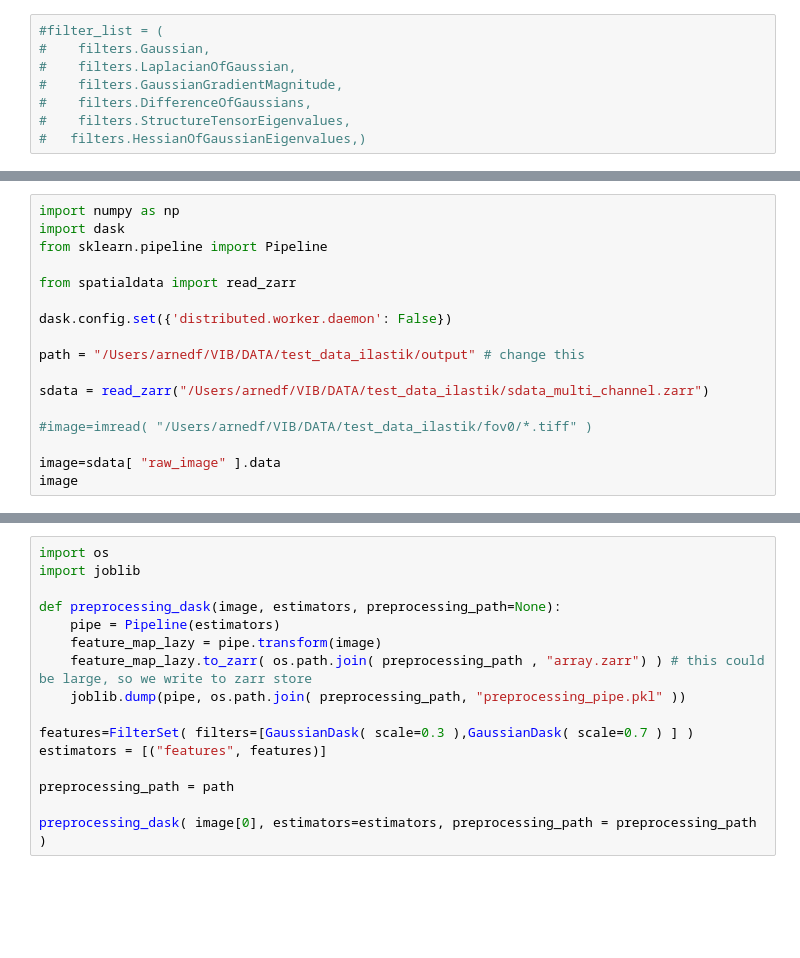
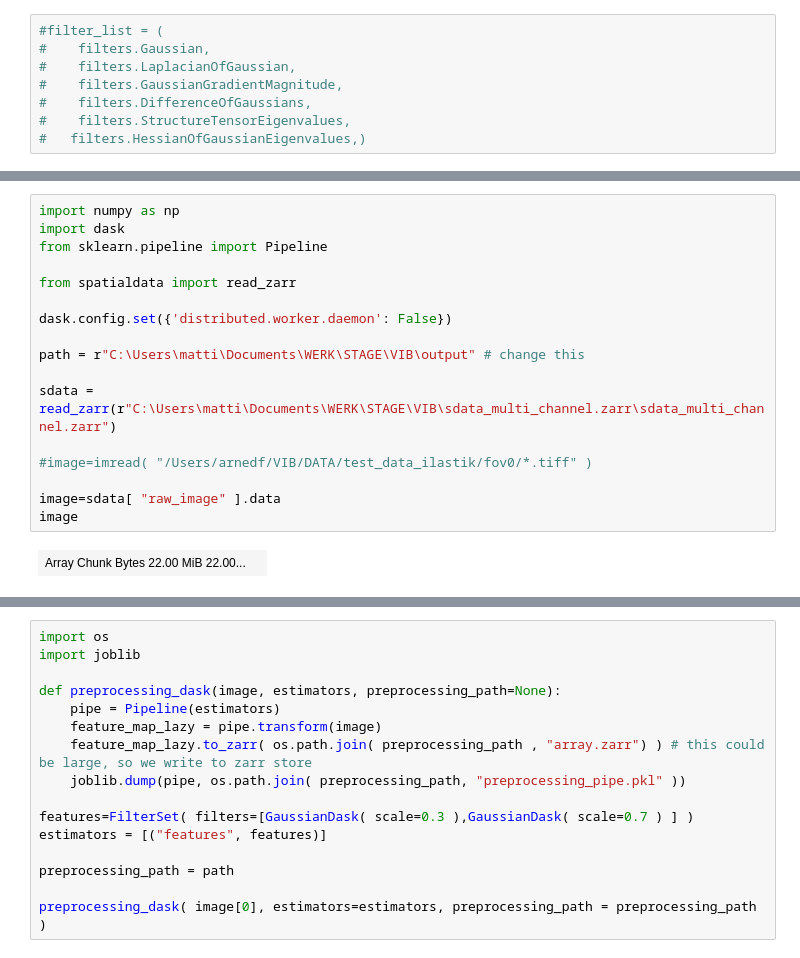
Before and after one commit to ArneDefauw/ilastik-napari, a Jupyter notebook: notebooks/dask_pipelines.ipynb, the cells around one changed output, grey strips where cells are left out. Saved outputs shown, nothing was run; the diff lists cells and outputs as text; blank space fills up the shorter version.

```diff
--- a/notebooks/dask_pipelines.ipynb
+++ b/notebooks/dask_pipelines.ipynb
@@ -26,20 +28,22 @@ features
 # %%
 import numpy as np
 import dask
 from sklearn.pipeline import Pipeline
 
 from spatialdata import read_zarr
 
 dask.config.set({'distributed.worker.daemon': False})
 
-path = "/Users/arnedf/VIB/DATA/test_data_ilastik/output" # change this
+path = r"C:\Users\matti\Documents\WERK\STAGE\VIB\output" # change this
 
-sdata = read_zarr("/Users/arnedf/VIB/DATA/test_data_ilastik/sdata_multi_channel.zarr")
+sdata = read_zarr(r"C:\Users\matti\Documents\WERK\STAGE\VIB\sdata_multi_channel.zarr\sdata_multi_channel.zarr")
 
 #image=imread( "/Users/arnedf/VIB/DATA/test_data_ilastik/fov0/*.tiff" )
 
 image=sdata[ "raw_image" ].data
 image
+# %% [output]
+| Array Chunk Bytes 22.00 MiB 22.00... |  |
 # %%
 from matplotlib.pyplot import imshow
 
```
Also changed, not shown: parts of 6 cells of this notebook, 3 other files.
